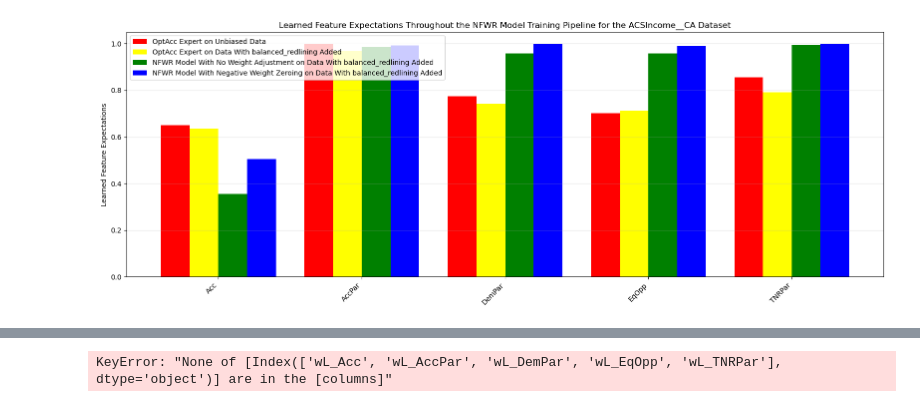
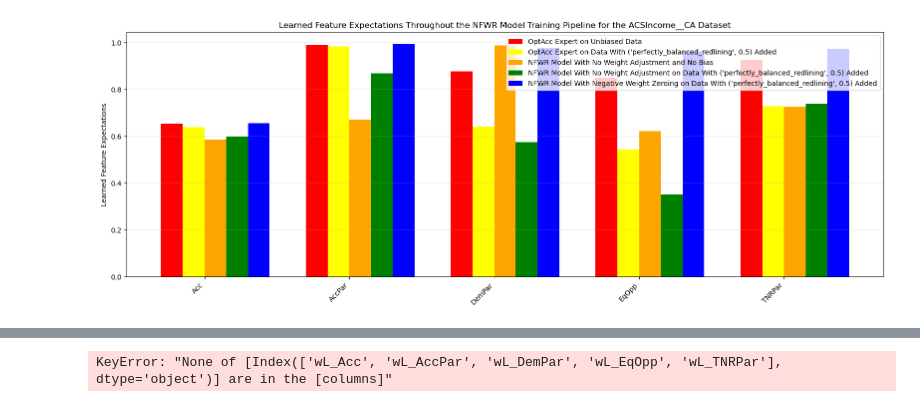
Before and after one commit to CharlesCDietzel/Fair-IRL, a Jupyter notebook: experiments/irl/Fair IRL Biased Demonstrations Plotting.ipynb, the cells around one changed output, grey strips where cells are left out. Drawn from its saved outputs; the diff is of its cells as text; code cells hidden in the pictures.

```diff
--- a/experiments/irl/Fair IRL Biased Demonstrations Plotting.ipynb
+++ b/experiments/irl/Fair IRL Biased Demonstrations Plotting.ipynb
@@ -365,9 +365,9 @@ for dataset_name, dataset_metrics in zip(hyperparameter_comp_datasets, dataset_m
 # %%
 unbiased_types = ()
-# biased_types = ("perfectly_balanced_redlining",)
-biased_types = ("balanced_redlining",)
-# biased_types = ("unbalanced_redlining",)
-# biased_types = ("threshold_swapping",)
+biased_types = (("perfectly_balanced_redlining", 0.2),)
+# biased_types = (("balanced_redlining", 0.2),)
+# biased_types = (("unbalanced_redlining", 0.2),)
+# biased_types = (("threshold_swapping", 0.2),)
 
 unadjusted_weights = ()
 adjusted_weights = (("mul_negative_weights", 0.0),)
@@ -700,21 +678,11 @@ for dataset, raw_dataset_weights in zip(all_datasets, raw_dataset_weights_list):
 selected_expert = "OptAcc"
 unbiased_type = ()
 
-# biased_type = ("unbalanced_redlining",)
-biased_type = ("balanced_redlining",)
-# biased_type = ("perfectly_balanced_redlining",)
+# biased_type = (("unbalanced_redlining", 0.2),)
+# biased_type = (("balanced_redlining", 0.2),)
+biased_type = (("perfectly_balanced_redlining", 0.2),)
 
-all_datasets = [
-    "COMPAS",
-    # "Boston",
-    "Adult",
-    "ACSIncome__MA",
-    "ACSIncome__MS",
-    "ACSIncome__CA",
-    "ACSIncome__IL",
-    "ACSIncome__AL",
-    "ACSIncome__HI",
-]
+all_datasets = list(averaged_data.keys())
 
 measurable_metrics = [
     "Acc",
@@ -792,9 +760,9 @@ for dataset, (unbiased, biased) in dataset_results.items():
 
 selected_expert = "OptAcc"
 unbiased_type = ()
-# biased_type = ("unbalanced_redlining",)
-biased_type = ("balanced_redlining",)
-# biased_type = ("perfectly_balanced_redlining",)
+# biased_type = (("unbalanced_redlining", 0.2),)
+# biased_type = (("balanced_redlining", 0.2),)
+biased_type = (("perfectly_balanced_redlining", 0.2),)
 
 all_datasets = [
     "COMPAS",
@@ -830,6 +798,8 @@ for dataset in all_datasets:
 
     muE_test = averaged_data[dataset][selected_expert][biased_type][unadjusted_weights][muE_test_names].values.tolist()
 
+    muL_test_unbiased = averaged_data[dataset][selected_expert][unbiased_type][unadjusted_weights][muL_test_names].values.tolist()
+
     muL_test_unadjusted = averaged_data[dataset][selected_expert][biased_type][unadjusted_weights][muL_test_names].values.tolist()
 
     muL_test_zeroed = averaged_data[dataset][selected_expert][biased_type][adjusted_weights][muL_test_names].values.tolist()
@@ -841,12 +811,13 @@ for dataset, (muE_test_unbiased, muE_test, muL_test_unadjusted, muL_test_zeroed)
 
     # Bar settings - FIXED: Use 4 bars per cluster with proper positioning
     x = np.arange(len(measurable_metrics))  # x positions for metrics
-    width = 0.2  # width of each bar (narrower to fit 4 bars)
+    width = 0.15  # width of each bar (narrower to fit 4 bars)
 
     fig, ax = plt.subplots(figsize=(16, 6))
 
     colors_muE_test_unbiased = "red"
     colors_muE_test = "yellow"
+    colors_muL_test_unbiased = "orange"
     colors_muL_test_unadjusted = "green"
     colors_muL_test_zeroed = "blue"
 
@@ -856,9 +827,11 @@ for dataset, (muE_test_unbiased, muE_test, muL_test_unadjusted, muL_test_zeroed)
            label='OptAcc Expert on Unbiased Data', color=colors_muE_test_unbiased)
     ax.bar(x - 0.5*width, muE_test, width,
            label=f'OptAcc Expert on Data With {biased_type[0]} Added', color=colors_muE_test)
-    ax.bar(x + 0.5*width, muL_test_unadjusted, width,
+    ax.bar(x + 0.5*width, muL_test_unbiased, width,
+           label='NFWR Model With No Weight Adjustment and No Bias', color=colors_muL_test_unbiased)
+    ax.bar(x + 1.5*width, muL_test_unadjusted, width,
            label=f'NFWR Model With No Weight Adjustment on Data With {biased_type[0]} Added', color=colors_muL_test_unadjusted)
-    ax.bar(x + 1.5*width, muL_test_zeroed, width,
+    ax.bar(x + 2.5*width, muL_test_zeroed, width,
            label=f'NFWR Model With Negative Weight Zeroing on Data With {biased_type[0]} Added', color=colors_muL_test_zeroed)
 
     # Labels and title
@@ -885 +858 @@ for dataset, (muE_test_unbiased, muE_test, muL_test_unadjusted, muL_test_zeroed)
-[figure, old version]
+[figure, new version]
```
Also changed, not shown: parts of 8 cells of this notebook, 3 other files.
